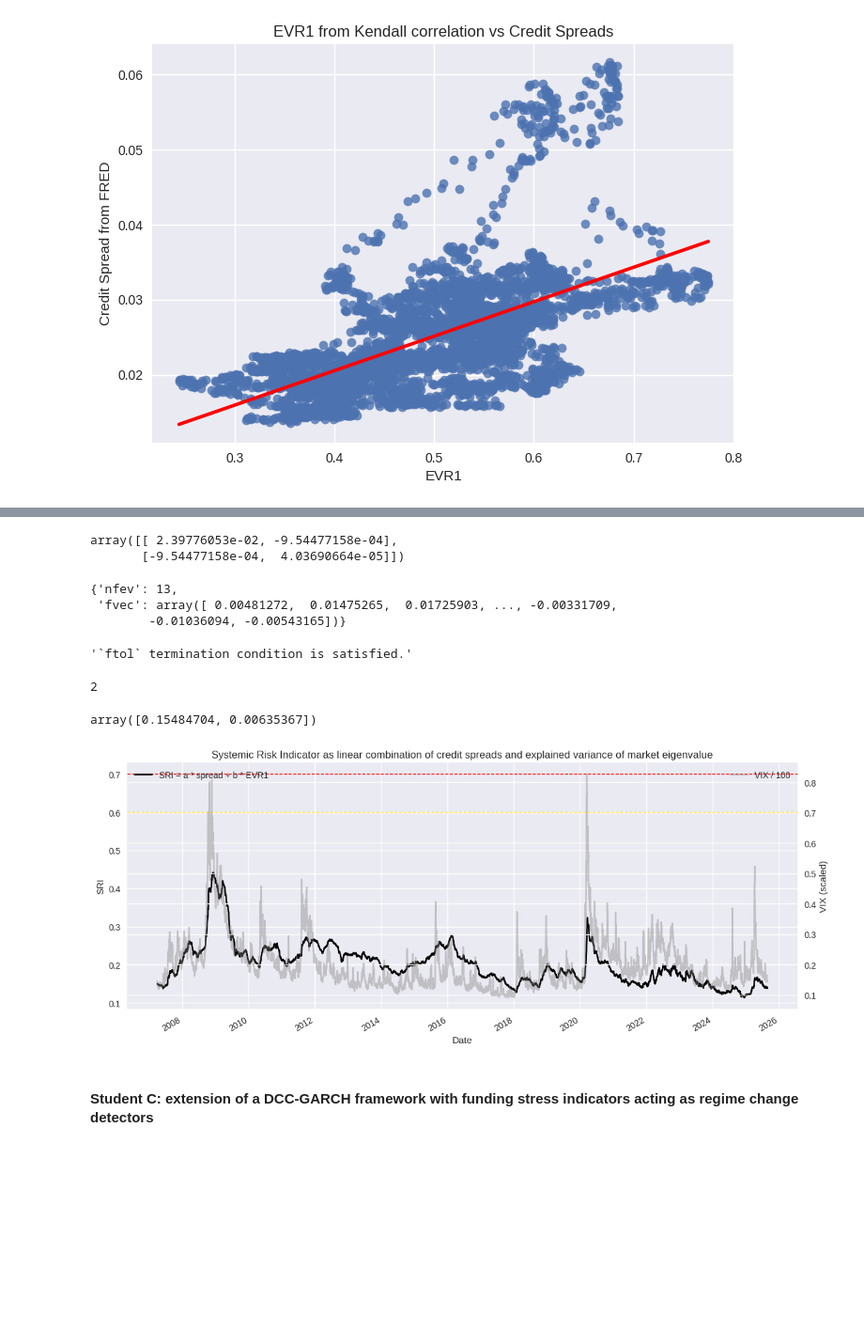
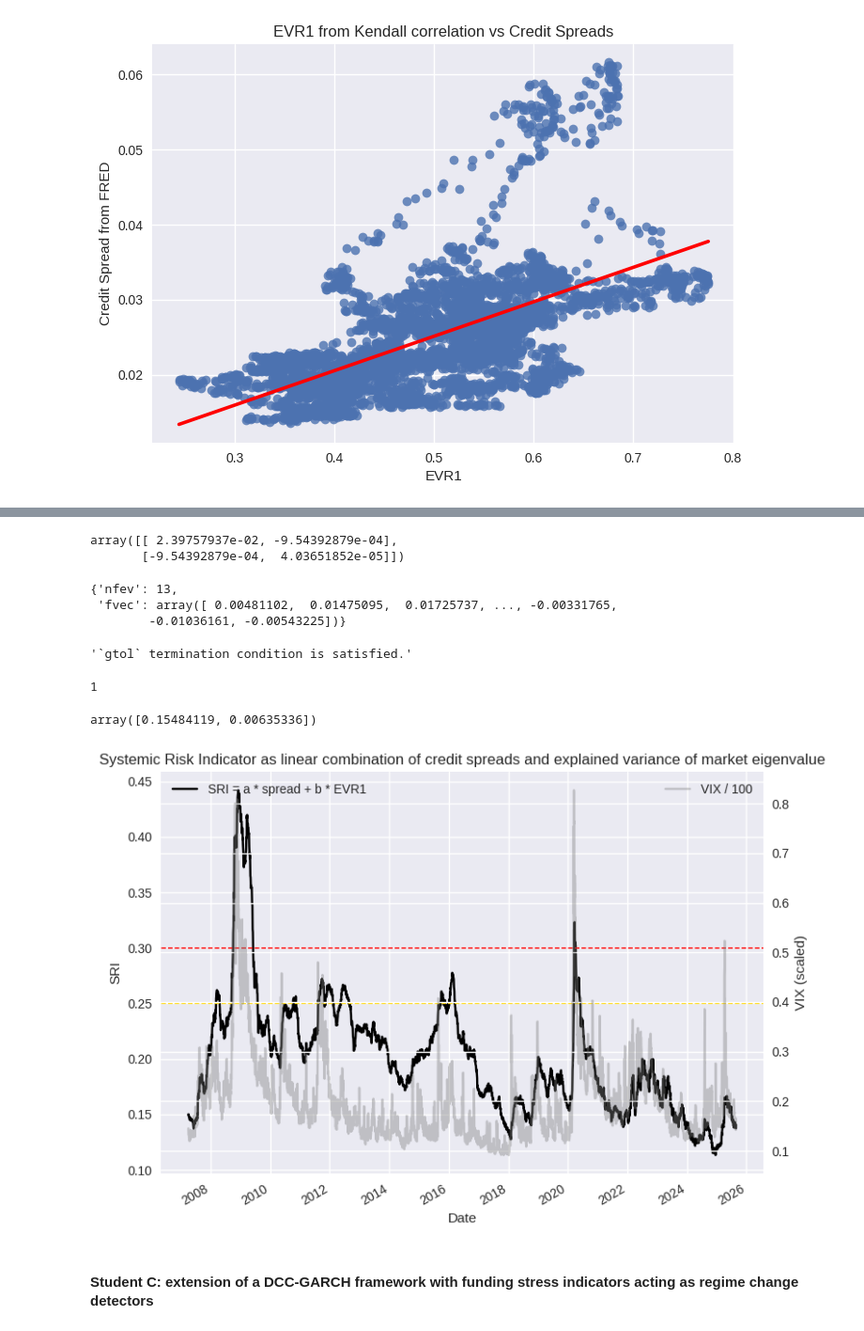
Before and after one commit to George-Creekbed/capstone_review, a Jupyter notebook: Group Work Project 1.ipynb, the cells around one changed output, grey strips where cells are left out. Shown at 94% size. Saved outputs shown, nothing was run; the diff lists cells and outputs as text; code cells hidden in the pictures; blank space fills up the shorter version.

```diff
--- a/Group Work Project 1.ipynb
+++ b/Group Work Project 1.ipynb
@@ -524,19 +515,0 @@ We observe good correlation with ^VIX, but still the SRI signal for the 2008 fin
-# %%
-# SRI
-alpha = 0.2
-beta = 0.8
-SRI = alpha * 10 * spread_fred + beta * EVR1_spearman
-
-fig, ax1 = plt.subplots(figsize=(12,5))
-
-SRI.plot(ax=ax1, color="k", label="SRI = a * spread + b * EVR1")
-ax1.axhline(0.60, ls="--", color="gold", lw=1)
-ax1.axhline(0.70, ls="--", color="red", lw=1)
-ax1.set(ylabel="SRI", title="Systemic Risk Indicator as linear combination of credit spreads and explained variance of market eigenvalue")
-ax2 = ax1.twinx()
-(vix/100).plot(ax=ax2, color="tab:gray", alpha=0.4, label="VIX / 100")
-ax2.set_ylabel("VIX (scaled)")
-ax1.legend(loc="upper left"); ax2.legend(loc="upper right")
-
-plt.tight_layout()
-plt.show()
@@ -562,49 +531,54 @@ array([6.27563728, 0.06633533])
 # %%
+# debug
 pcov
 # %% [output]
-array([[ 2.39776053e-02, -9.54477158e-04],
-       [-9.54477158e-04,  4.03690664e-05]])
+array([[ 2.39757937e-02, -9.54392879e-04],
+       [-9.54392879e-04,  4.03651852e-05]])
 # %%
+# debug
 infodict
 # %% [output]
 {'nfev': 13,
- 'fvec': array([ 0.00481272,  0.01475265,  0.01725903, ..., -0.00331709,
-        -0.01036094, -0.00543165])}
+ 'fvec': array([ 0.00481102,  0.01475095,  0.01725737, ..., -0.00331765,
+        -0.01036161, -0.00543225])}
 # %%
+# debug
 mesg
 # %% [output]
-'`ftol` termination condition is satisfied.'
+'`gtol` termination condition is satisfied.'
 # %%
+# debug
 ier
 # %% [output]
-2
+1
 # %%
+# stddev of coefficients
 perr = np.sqrt(np.diag(pcov))
 perr
 # %% [output]
-array([0.15484704, 0.00635367])
+array([0.15484119, 0.00635336])
 # %%
 # SRI
 popt_tot = np.sum(popt)
 alpha = popt[0] #/ popt_tot
 beta = popt[1] #/ popt_tot
 SRI = alpha * spread_fred + beta * EVR1_spearman
 
-fig, ax1 = plt.subplots(figsize=(12,5))
+fig, ax1 = plt.subplots()
 
-(SRI).plot(ax=ax1, color="k", label="SRI = a * spread + b * EVR1")
-ax1.axhline(0.60, ls="--", color="gold", lw=1)
-ax1.axhline(0.70, ls="--", color="red", lw=1)
+SRI.plot(ax=ax1, color="k", label="SRI = a * spread + b * EVR1")
+ax1.axhline(0.25, ls="--", color="gold", lw=1)
+ax1.axhline(0.3, ls="--", color="red", lw=1)
 ax1.set(ylabel="SRI", title="Systemic Risk Indicator as linear combination of credit spreads and explained variance of market eigenvalue")
 ax2 = ax1.twinx()
 (vix/100).plot(ax=ax2, color="tab:gray", alpha=0.4, label="VIX / 100")
 ax2.set_ylabel("VIX (scaled)")
 ax1.legend(loc="upper left"); ax2.legend(loc="upper right")
 
 plt.tight_layout()
 plt.show()
 # %% [output]
-[figure, old version]
+[figure, new version]
 # %% [markdown]
 #### Student C: extension of a DCC-GARCH framework with funding stress indicators acting as regime change detectors
 # %% [markdown]
```
Also changed, not shown: parts of 24 cells of this notebook.
